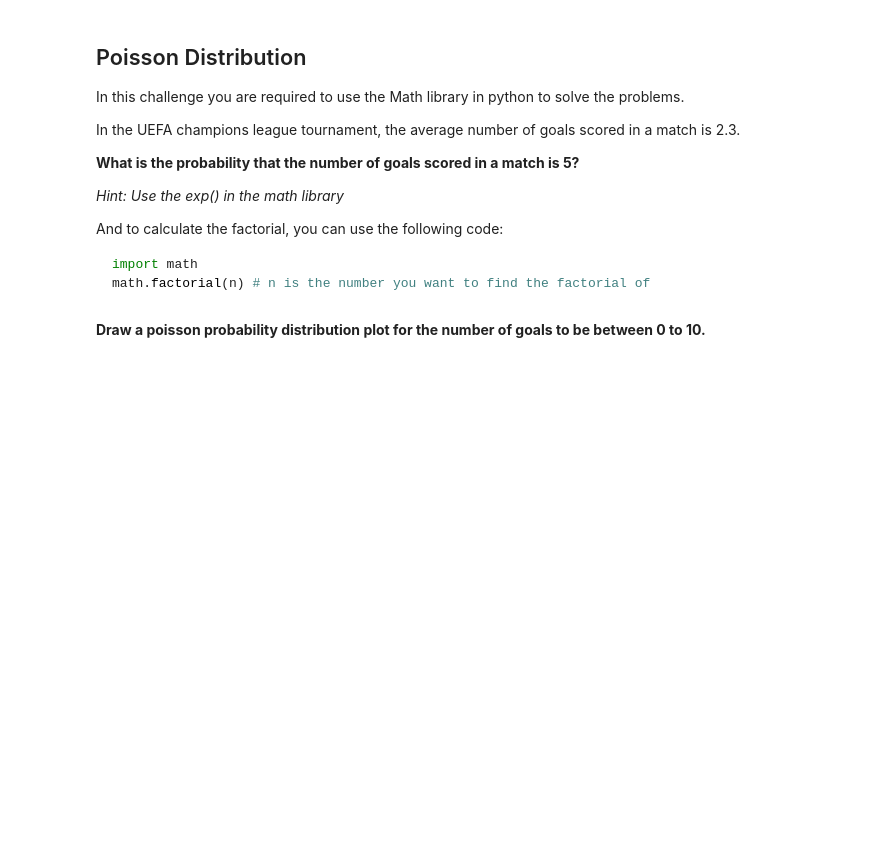
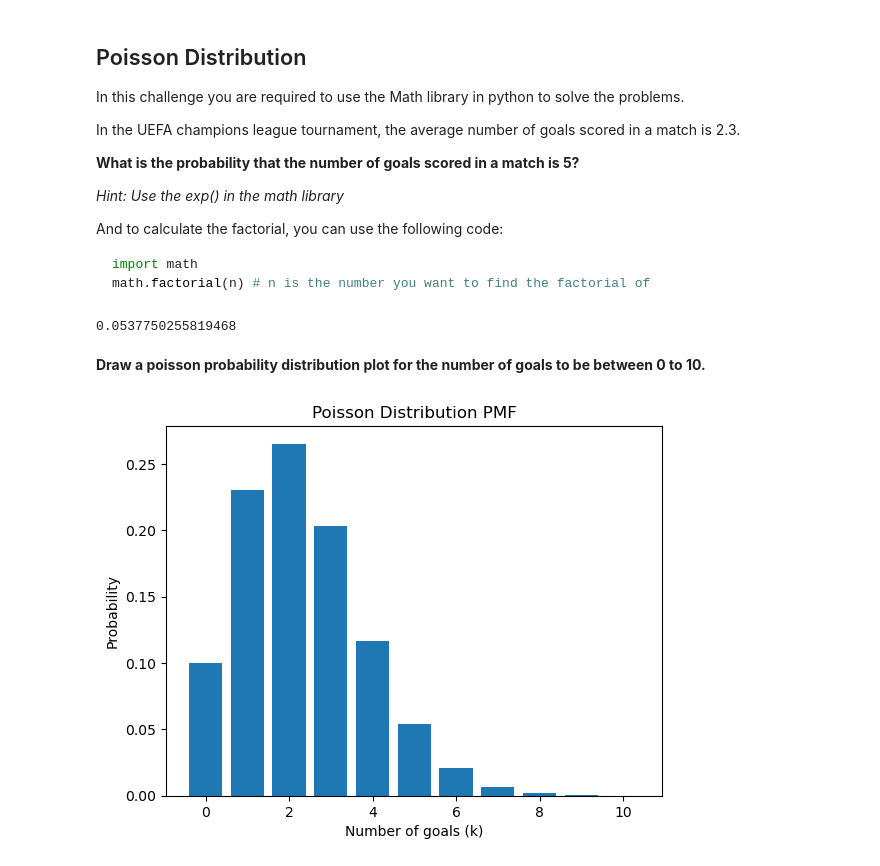
Before and after one commit to vitorferraz19/lab-discrete-probability-distributions-en, a Jupyter notebook: your-code/main.ipynb, the cells around one changed output. Saved outputs shown, nothing was run; the diff lists cells and outputs as text; code cells hidden in the pictures; blank space fills up the shorter version.

```diff
--- a/your-code/main.ipynb
+++ b/your-code/main.ipynb
@@ -154,2 +179,12 @@ math.factorial(n) # n is the number you want to find the factorial of
+# %%
+# Applying the Poisson Distribution formula:
+
+lam = 2.3   # average number of goals socred in a match
+k = 5     # goals in the question
+
+prob_5goals = (lam**k * math.exp(-lam)) / math.factorial(k)
+print(prob_5goals)
+# %% [output]
+0.0537750255819468
 # %% [markdown]
 **Draw a poisson probability distribution plot for the number of goals to be between 0 to 10.**
@@ -158,0 +191,19 @@ math.factorial(n) # n is the number you want to find the factorial of
+# %%
+# your code here
+# Please label the axes and give a title to the plot
+
+from scipy.stats import poisson
+
+lam = 2.3   # average number of goals socred in a match
+n = 10    # specified number of goals
+
+k_values = np.arange(0, n + 1)      #enforcing n+1 to include n itself, since the stop value is not included in arange
+pmf_values = poisson.pmf(k_values, lam)
+
+plt.bar(k_values, pmf_values)
+plt.xlabel("Number of goals (k)")
+plt.ylabel("Probability")
+plt.title("Poisson Distribution PMF")
+plt.show()
+# %% [output]
+[figure, added]
```
Also changed, not shown: parts of 7 cells of this notebook.
